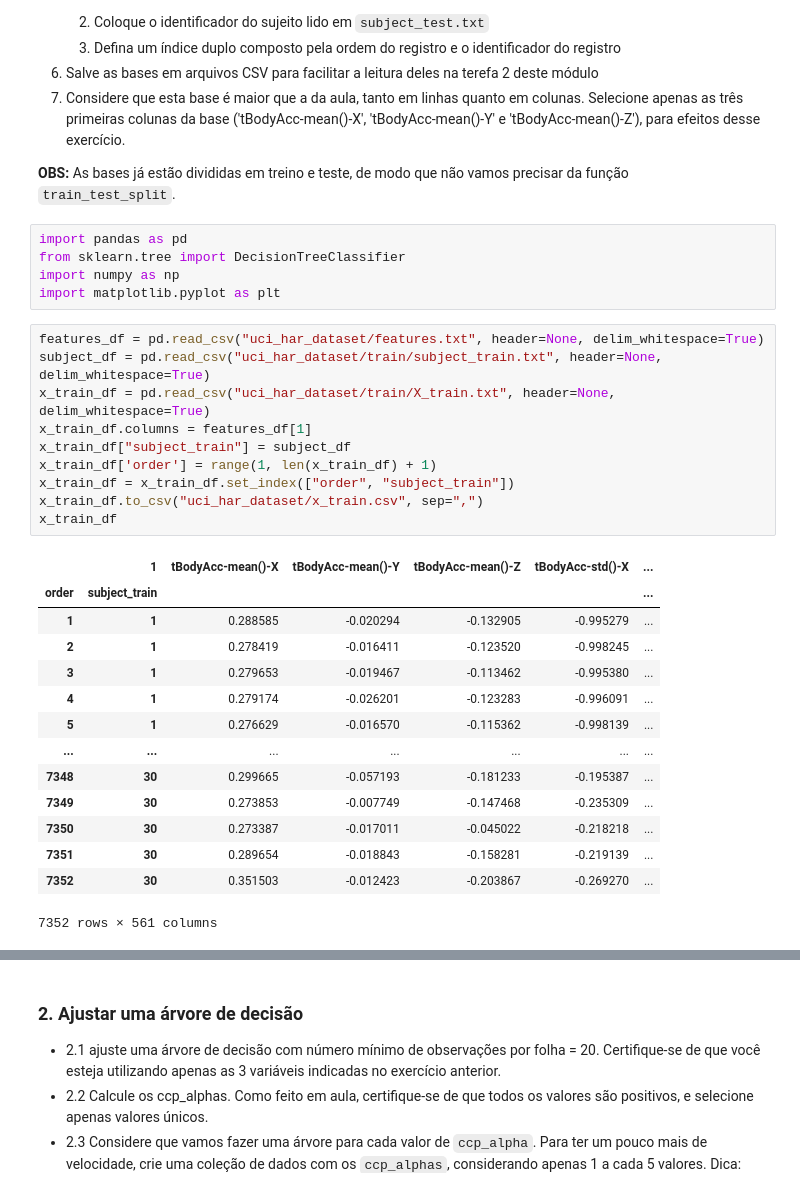
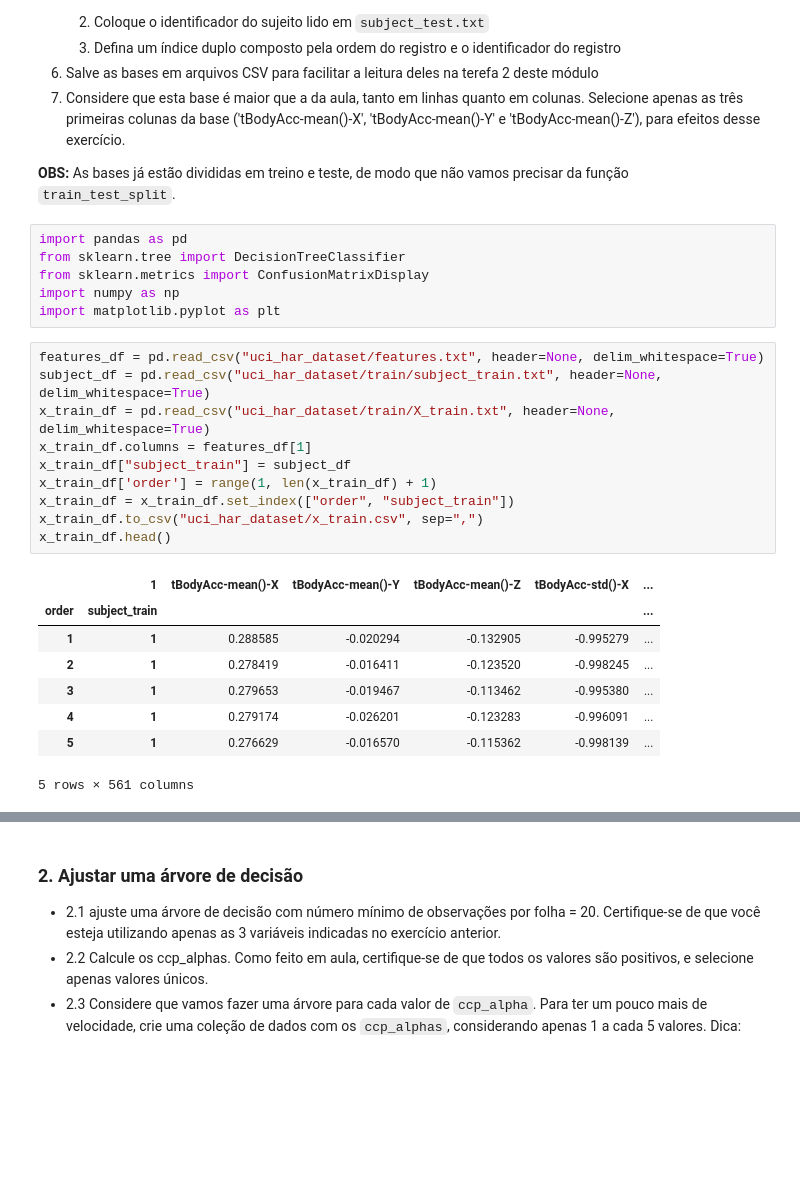
Before and after one commit to piresthiago10/estudos_data_science, a Jupyter notebook: modulo_17_arvores_2/mod17_tarefa_1.ipynb, the cells around one changed output, grey strips where cells are left out. Drawn from its saved outputs; the diff is of its cells as text; blank space fills up the shorter version.

```diff
--- a/modulo_17_arvores_2/mod17_tarefa_1.ipynb
+++ b/modulo_17_arvores_2/mod17_tarefa_1.ipynb
@@ -60,33 +60,28 @@ Carregue as bases:
 # %%
 import pandas as pd
 from sklearn.tree import DecisionTreeClassifier
+from sklearn.metrics import ConfusionMatrixDisplay
 import numpy as np
 import matplotlib.pyplot as plt
 # %%
 features_df = pd.read_csv("uci_har_dataset/features.txt", header=None, delim_whitespace=True)
 subject_df = pd.read_csv("uci_har_dataset/train/subject_train.txt", header=None, delim_whitespace=True)
 x_train_df = pd.read_csv("uci_har_dataset/train/X_train.txt", header=None, delim_whitespace=True)
 x_train_df.columns = features_df[1]
 x_train_df["subject_train"] = subject_df
 x_train_df['order'] = range(1, len(x_train_df) + 1)
 x_train_df = x_train_df.set_index(["order", "subject_train"])
 x_train_df.to_csv("uci_har_dataset/x_train.csv", sep=",")
-x_train_df
+x_train_df.head()
 # %% [output]
 |  | 1 | tBodyAcc-mean()-X | tBodyAcc-mean()-Y | tBodyAcc-mean()-Z | tBodyAcc-std()-X | ... |
 | order | subject_train |  |  |  |  | ... |
 | 1 | 1 | 0.288585 | -0.020294 | -0.132905 | -0.995279 | ... |
 | 2 | 1 | 0.278419 | -0.016411 | -0.123520 | -0.998245 | ... |
 | 3 | 1 | 0.279653 | -0.019467 | -0.113462 | -0.995380 | ... |
 | 4 | 1 | 0.279174 | -0.026201 | -0.123283 | -0.996091 | ... |
 | 5 | 1 | 0.276629 | -0.016570 | -0.115362 | -0.998139 | ... |
-| ... | ... | ... | ... | ... | ... | ... |
-| 7348 | 30 | 0.299665 | -0.057193 | -0.181233 | -0.195387 | ... |
-| 7349 | 30 | 0.273853 | -0.007749 | -0.147468 | -0.235309 | ... |
-| 7350 | 30 | 0.273387 | -0.017011 | -0.045022 | -0.218218 | ... |
-| 7351 | 30 | 0.289654 | -0.018843 | -0.158281 | -0.219139 | ... |
-| 7352 | 30 | 0.351503 | -0.012423 | -0.203867 | -0.269270 | ... |
-7352 rows × 561 columns
+5 rows × 561 columns
 # %%
 features_df = pd.read_csv("uci_har_dataset/features.txt", header=None, delim_whitespace=True)
 subject_df = pd.read_csv("uci_har_dataset/test/subject_test.txt", header=None, delim_whitespace=True)
```
Also changed, not shown: parts of 12 cells of this notebook.
